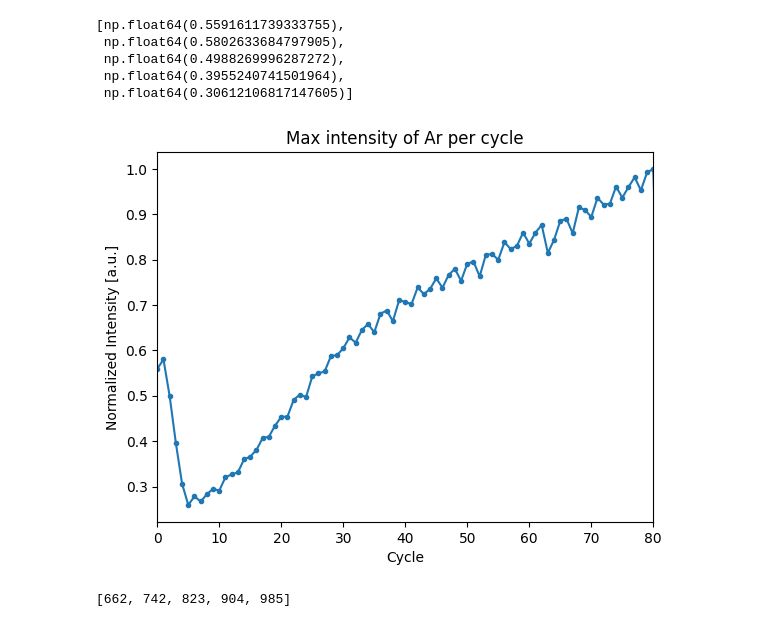
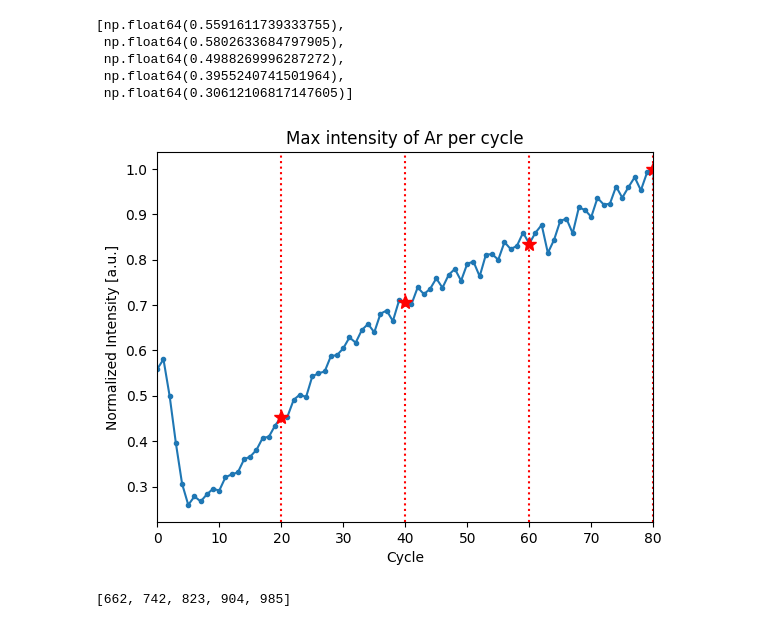
Before and after one commit to 24shiny/TOF_data, a Jupyter notebook: p2_cycle.ipynb, the cells around one changed output. Cells and saved outputs as stored; diff of their text form; code cells hidden in the pictures.

```diff
--- a/p2_cycle.ipynb
+++ b/p2_cycle.ipynb
@@ -244,13 +331,17 @@ max_40[:5]
  np.float64(0.30612106817147605)]
 # %%
 plt.plot(max_40,'.-')
+x = np.arange(20,81,20)
+plt.plot(x, [max_40[i] for i in x], '*',color='red',markersize=10)
+for i in x:
+    plt.axvline(x = i, color = 'red', linestyle=':', label = 'axvline - full height')
 plt.xlabel('Cycle')
 plt.xlim(0,80)
 plt.ylabel('Normalized Intensity [a.u.]')
 plt.title('Max intensity of Ar per cycle')
 plt.show()
 # %% [output]
-[figure, old version]
+[figure, new version]
 # %%
 # max values to indices
 max_40_idx = []
```
Also changed, not shown: parts of 10 cells of this notebook, 6 other files.
